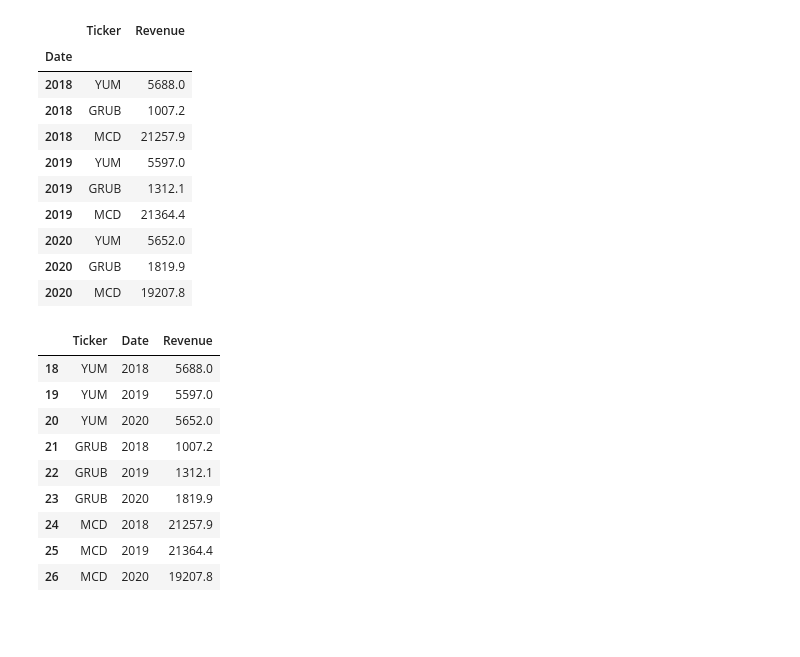
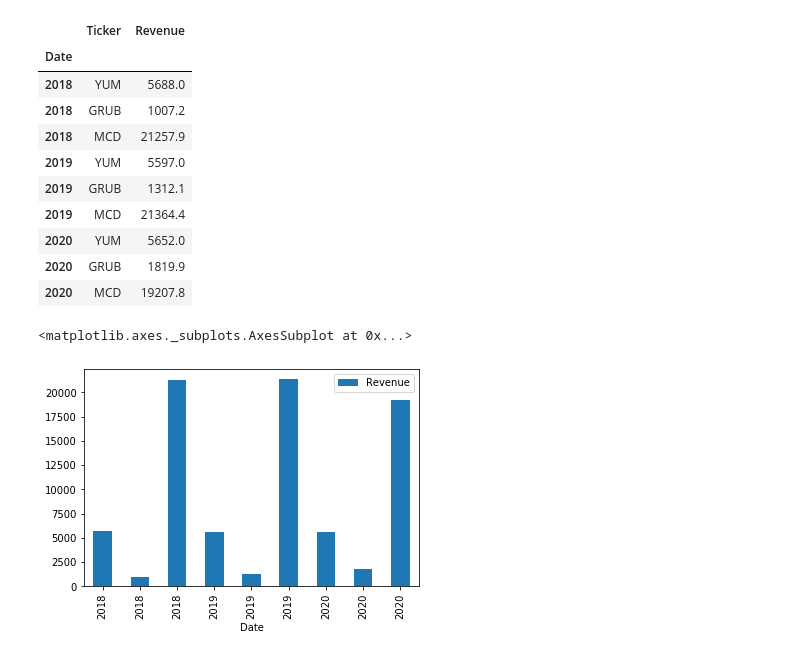
Before and after one commit to joebarry1252/Newly_Minted, a Jupyter notebook: notebooks/Samuel's Notebook/Data Analysis.ipynb, the cells around one changed output. Cells and saved outputs as stored; diff of their text form; code cells hidden in the pictures; blank space fills up the shorter version.

```diff
--- a/notebooks/Samuel's Notebook/Data Analysis.ipynb
+++ b/notebooks/Samuel's Notebook/Data Analysis.ipynb
@@ -28,14 +28,12 @@ alpaca = tradeapi.REST(
 #print(alpaca_api_key)
 # %%
 csv_path = Path("../Yolanda_Baker_Notebook/ticker_revenue.csv")
-revenue_data = pd.read_csv(csv_path)#, index_col="Date", parse_dates=True, infer_datetime_format=True)
-Revenue_Data = pd.DataFrame(revenue_data.tail(9))
-#Revenue_Data["Date"] = pd.to_datetime(Revenue_Data["Date"])
-#Revenue_Data.sort_index(ascending=True, inplace=True)
+revenue_data = pd.read_csv(csv_path)
+Revenue = pd.DataFrame(revenue_data.tail(9))
 # %%
-New_Rev_Data = Revenue_Data.set_index("Date")
-New_Rev_Data.sort_index(ascending=True, inplace=True)
-New_Rev_Data
+Revenue_Data = Revenue.set_index("Date")
+Revenue_Data.sort_index(ascending=True, inplace=True)
+Revenue_Data
 # %% [output]
 |  | Ticker | Revenue |
 | Date |  |  |
@@ -49,15 +47,7 @@ New_Rev_Data
 | 2020 | GRUB | 1819.9 |
 | 2020 | MCD | 19207.8 |
 # %%
-Revenue_Data
+Revenue_Data.plot.bar()
 # %% [output]
-|  | Ticker | Date | Revenue |
-| 18 | YUM | 2018 | 5688.0 |
-| 19 | YUM | 2019 | 5597.0 |
-| 20 | YUM | 2020 | 5652.0 |
-| 21 | GRUB | 2018 | 1007.2 |
-| 22 | GRUB | 2019 | 1312.1 |
-| 23 | GRUB | 2020 | 1819.9 |
-| 24 | MCD | 2018 | 21257.9 |
-| 25 | MCD | 2019 | 21364.4 |
-| 26 | MCD | 2020 | 19207.8 |
+<matplotlib.axes._subplots.AxesSubplot at 0x...>
+[figure, added]
```
Also changed, not shown: parts of 3 cells of this notebook.
